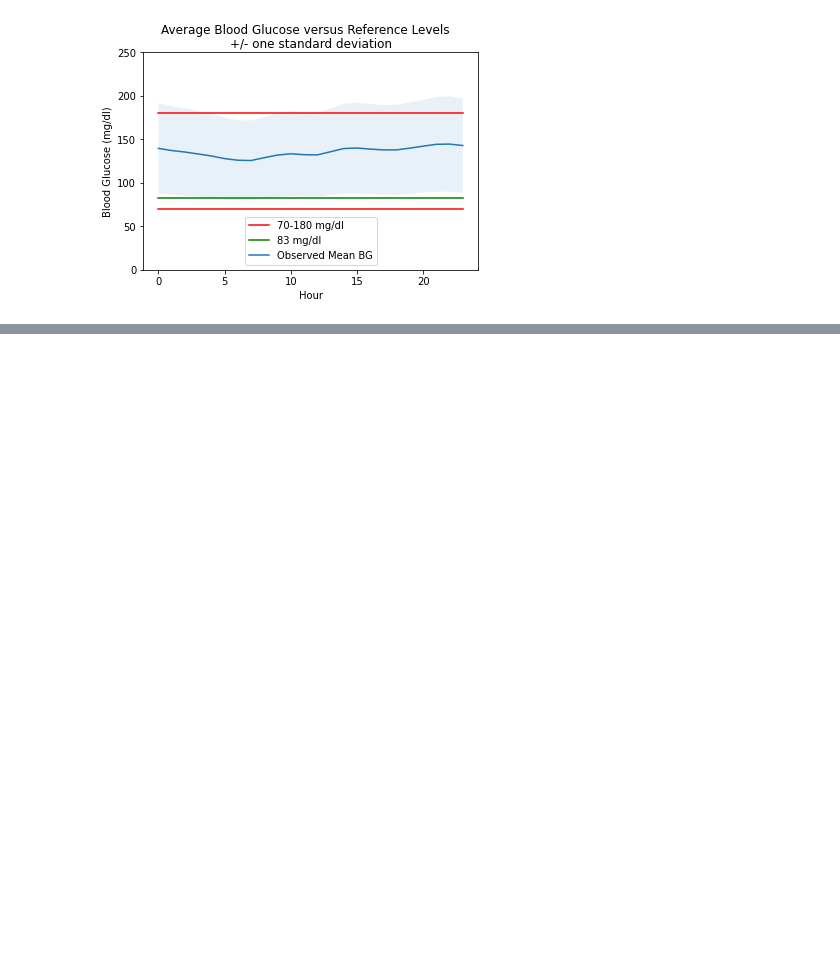
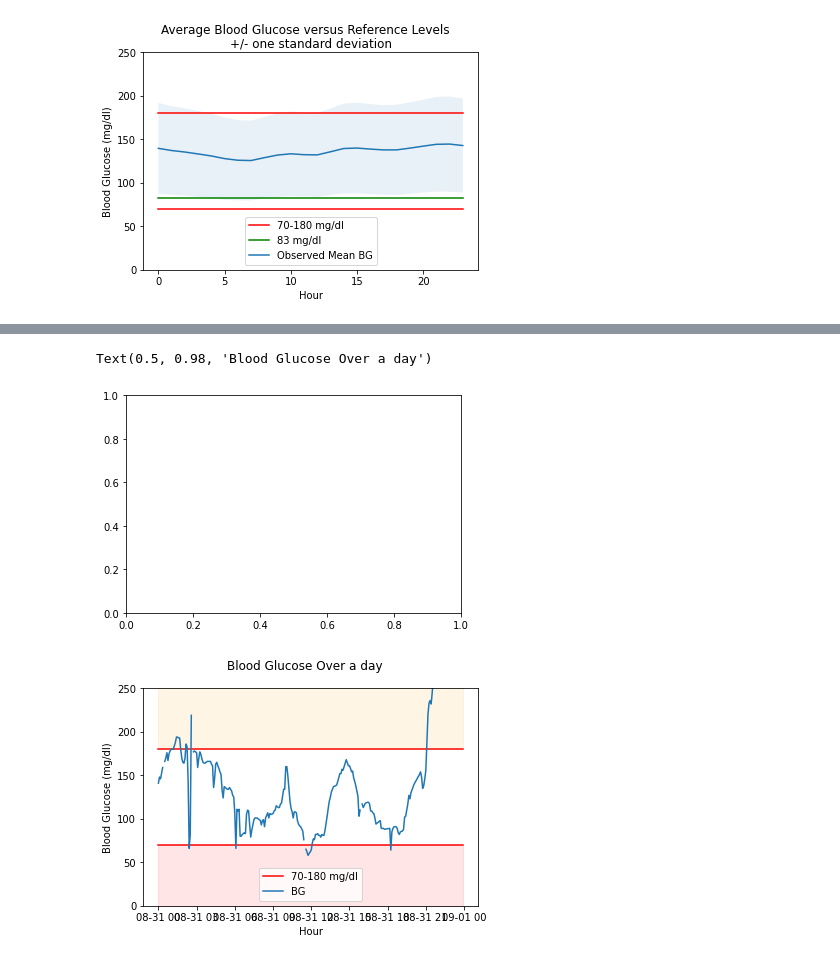
Before and after one commit to Spencer-Weston/BGPredict, a Jupyter notebook: bgpredict/Notebooks/Presentation2.ipynb, the cells around one changed output, grey strips where cells are left out. Saved outputs shown, nothing was run; the diff lists cells and outputs as text; code cells hidden in the pictures; blank space fills up the shorter version.

Commit message:
Add additional presentation 2 graphs

```diff
--- a/bgpredict/Notebooks/Presentation2.ipynb
+++ b/bgpredict/Notebooks/Presentation2.ipynb
@@ -192,3 +176,9 @@ plt.title('+/- one standard deviation')
 # %% [output]
 Text(0.5, 1.0, '+/- one standard deviation')
 [figure]
+# %%
+conn = engine.connect()
+df = pd.read_sql("SELECT * FROM public.vw_main_table where subjectid = 14092221", conn)
+# %%
+test = df.loc[df['date'] == datetime.date(2017, 8, 31), :]
+test.head()
@@ -194,0 +192,22 @@ Text(0.5, 1.0, '+/- one standard deviation')
+# %%
+fig, ax = plt.subplots()
+plot_dict = {'hour': [i for i in range(0,24)],
+             'normal': [83 for i in range(0,24)],
+             'high_bg': [180 for i in range(0,len(test))],
+             'low_bg': [70 for i in range(0,len(test))]}
+fig, ax = plt.subplots()
+ax.plot(test['timestamp_clean'], plot_dict['high_bg'], color='r', label="""70-180 mg/dl""")
+ax.plot(test['timestamp_clean'], plot_dict['low_bg'], color='r')
+ax.plot(test['timestamp_clean'], test['bg'], label="BG")
+ax.fill_between(test['timestamp_clean'], y1=180, y2=300, alpha=0.1, color='orange')
+ax.fill_between(test['timestamp_clean'], y1=0, y2=70, alpha=0.1, color='r')
+ax.set(ylim=(0,250))
+ax.legend(loc='lower center')
+plt.xlabel('Hour')
+plt.ylabel('Blood Glucose (mg/dl)')
+
+plt.suptitle('Blood Glucose Over a day')
+# %% [output]
+Text(0.5, 0.98, 'Blood Glucose Over a day')
+[figure, added]
+[figure, added]
```
Also changed, not shown: parts of 7 cells of this notebook.
